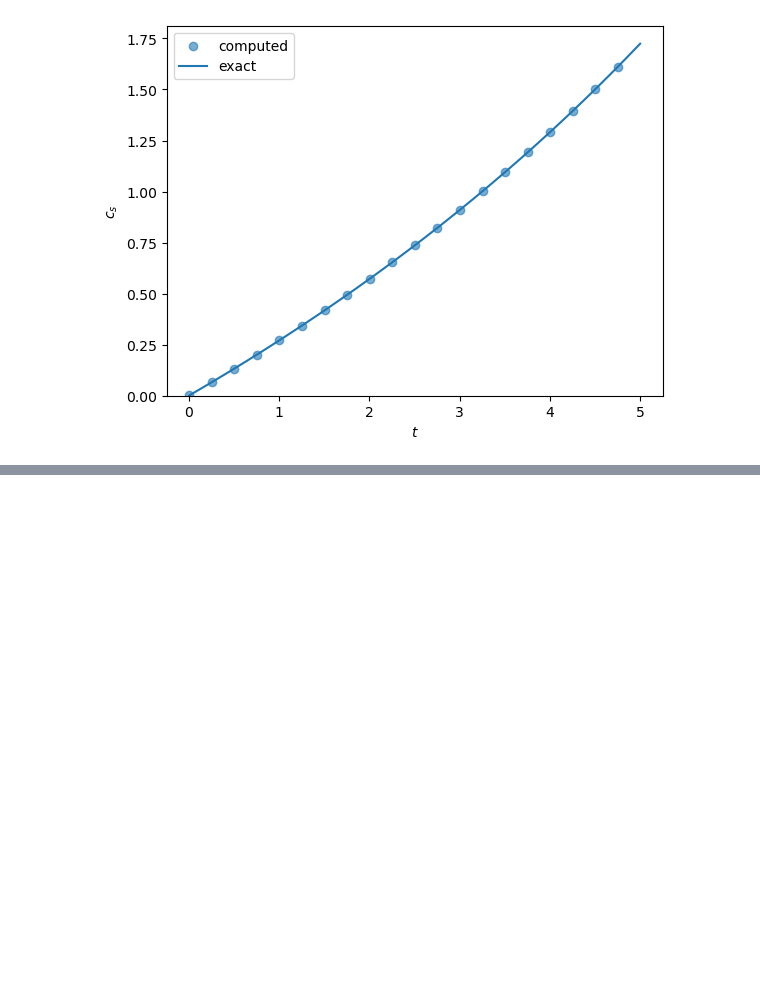
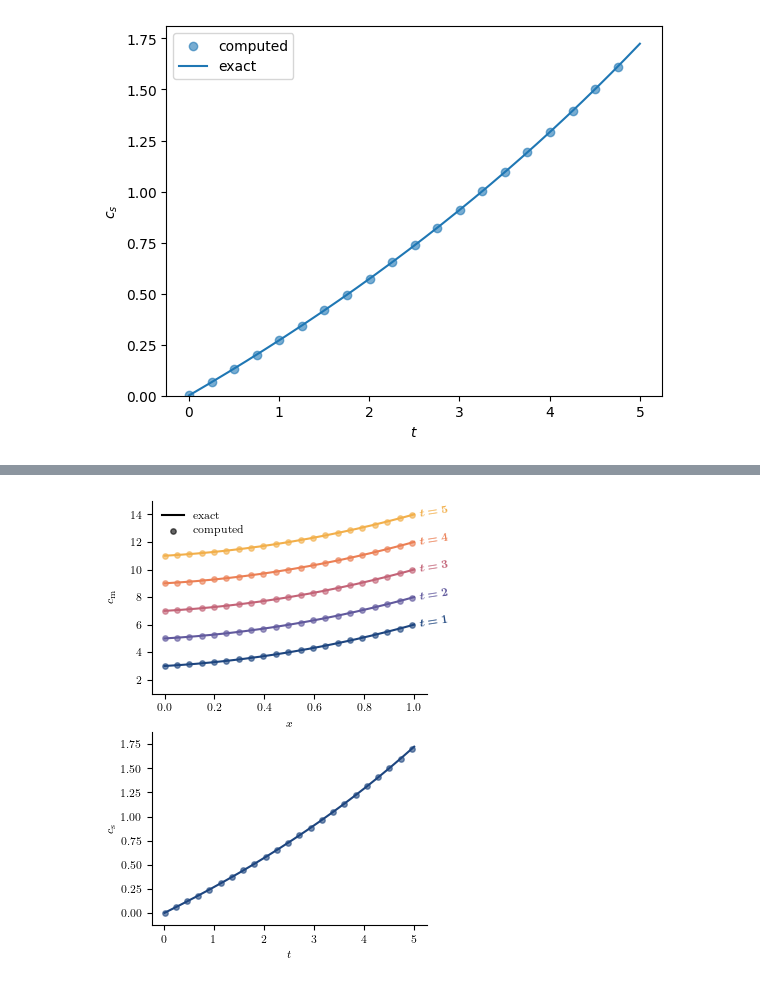
Before and after one commit to KulaginVladimir/FESTIM-SurfaceKinetics-Validation, a Jupyter notebook: MMS/MMS.ipynb, the cells around one changed output, grey strips where cells are left out. Cells and saved outputs as stored; diff of their text form; code cells hidden in the pictures; blank space fills up the shorter version.

Commit message:
upd MMS figure

```diff
--- a/MMS/MMS.ipynb
+++ b/MMS/MMS.ipynb
@@ -109,7 +109,7 @@ my_model.settings = F.Settings(
 
 my_model.dt = F.Stepsize(initial_value=5e-3)
 
-export_times = [1, 3, 5]
+export_times = [1, 2, 3, 4, 5]
 my_model.exports = [
     F.TXTExport("solute", filename="./mobile_conc.txt", times=export_times),
     F.DerivedQuantities([F.AdsorbedHydrogen(surface=1)]),
@@ -132,8 +135,9 @@ def norm(x, c_comp, c_ex):
     return np.sqrt(np.trapz(y=(c_comp - c_ex) ** 2, x=x))
 
 
+plot_times = [1, 3, 5]
 data = np.genfromtxt("mobile_conc.txt", names=True, delimiter=",")
-for t in export_times:
+for t in plot_times:
     x = data["x"]
     y = data[f"t{t:.2e}s".replace(".", "").replace("+", "")]
     # order y by x
@@ -187,0 +194,80 @@ L2 error for cs: 4.285475874092749e-05
+# %%
+import matplotlib.pyplot as plt
+from pypalettes import load_cmap
+
+cmap = load_cmap("Sunset2", reverse=False)
+
+params = {
+    "text.usetex": True,
+    "text.latex.preamble": "\n".join(
+        [
+            r"\usepackage{bm}",
+            r"\usepackage{siunitx}",
+            r"\sisetup{detect-all}",
+        ]
+    ),
+    "font.size": 8,
+    "font.family": "Times New Roman",
+}
+plt.rcParams.update(params)
+
+mm2inch = 0.1 / 2.54
+fig, axs = plt.subplots(2, 1, figsize=(90 * mm2inch, 140 * mm2inch))
+
+plot_times = [1, 2, 3, 4, 5]
+data = np.genfromtxt("mobile_conc.txt", names=True, delimiter=",")
+for i, t in enumerate(plot_times):
+    x = data["x"]
+    y = data[f"t{t:.2e}s".replace(".", "").replace("+", "")]
+    # order y by x
+    x, y = zip(*sorted(zip(x, y)))
+
+    axs[0].plot(x, exact_solution_cm(np.array(x), t), color=cmap(i), lw=1.5)
+
+    axs[0].text(
+        1.02,
+        exact_solution_cm(1.04, t),
+        rf"$\bm{{t={t}}}$",
+        ha="left",
+        va="center",
+        rotation=9,
+        color=cmap(i),
+    )
+
+    axs[0].scatter(
+        x[::99],
+        y[::99],
+        s=15,
+        color=cmap(i),
+        alpha=0.6,
+    )
+
+
+c_s_computed = my_model.exports[1][0].data
+t = my_model.exports[1][0].t
+
+axs[0].plot(0, 0, color="black", lw=1.5, label="exact")
+axs[0].scatter(0, 0, color="black", s=15, alpha=0.6, label="computed")
+axs[0].legend(loc="upper left", frameon=False)
+axs[0].set_ylabel(r"$c_\mathrm{m}$")
+axs[0].set_xlabel("$x$")
+axs[0].set_ylim(1, 15)
+
+axs[1].scatter(
+    t[::45], c_s_computed[::45], label="computed", alpha=0.6, s=15, color=cmap(0)
+)
+axs[1].plot(t, exact_solution_cs(np.array(t)), label="exact", color=cmap(0), lw=1.5)
+axs[1].set_ylabel(r"$c_\mathrm{s}$")
+axs[1].set_xlabel("$t$")
+axs[1].set_ylim(-0.125, 1.75 + 0.125)
+
+
+for axis in axs:
+    axis.spines[["right", "top"]].set_visible(False)
+
+fig.align_ylabels()
+
+plt.savefig("./MMS.png", dpi=1000, bbox_inches="tight", pad_inches=0.01)
+plt.show()
+# %% [output]
+[figure, added]
```
Also changed, not shown: parts of 2 cells of this notebook.
